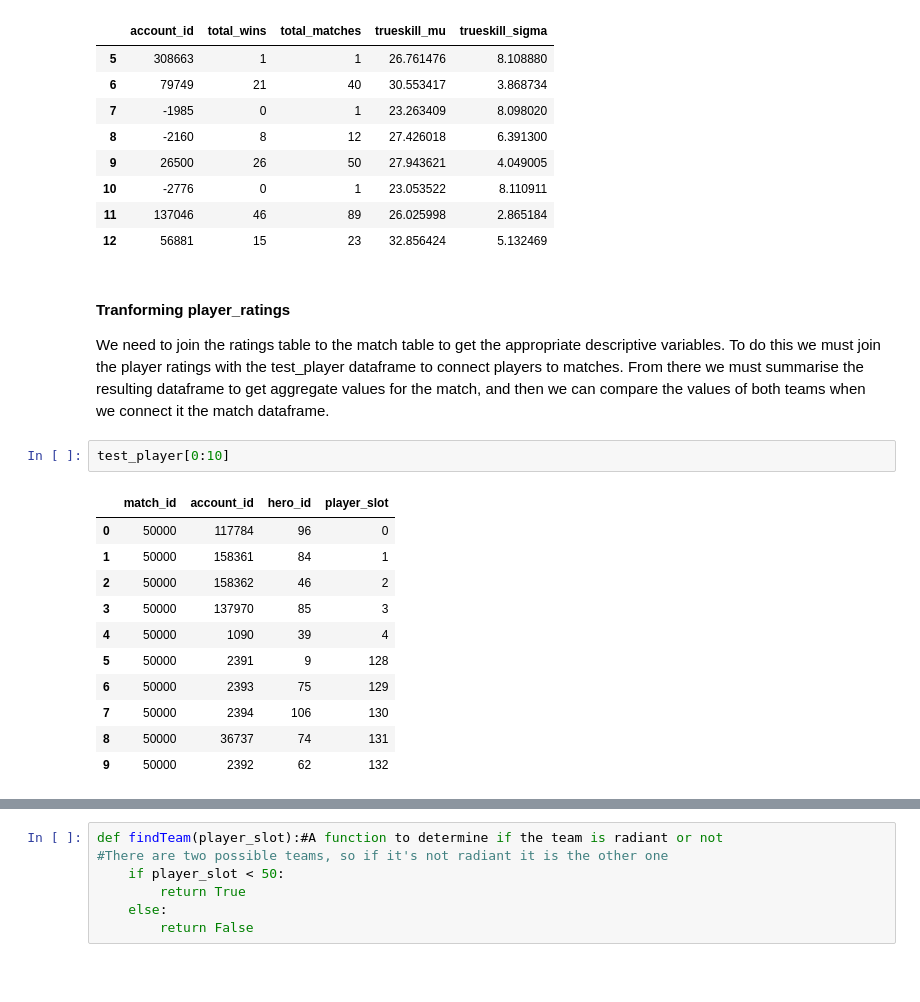
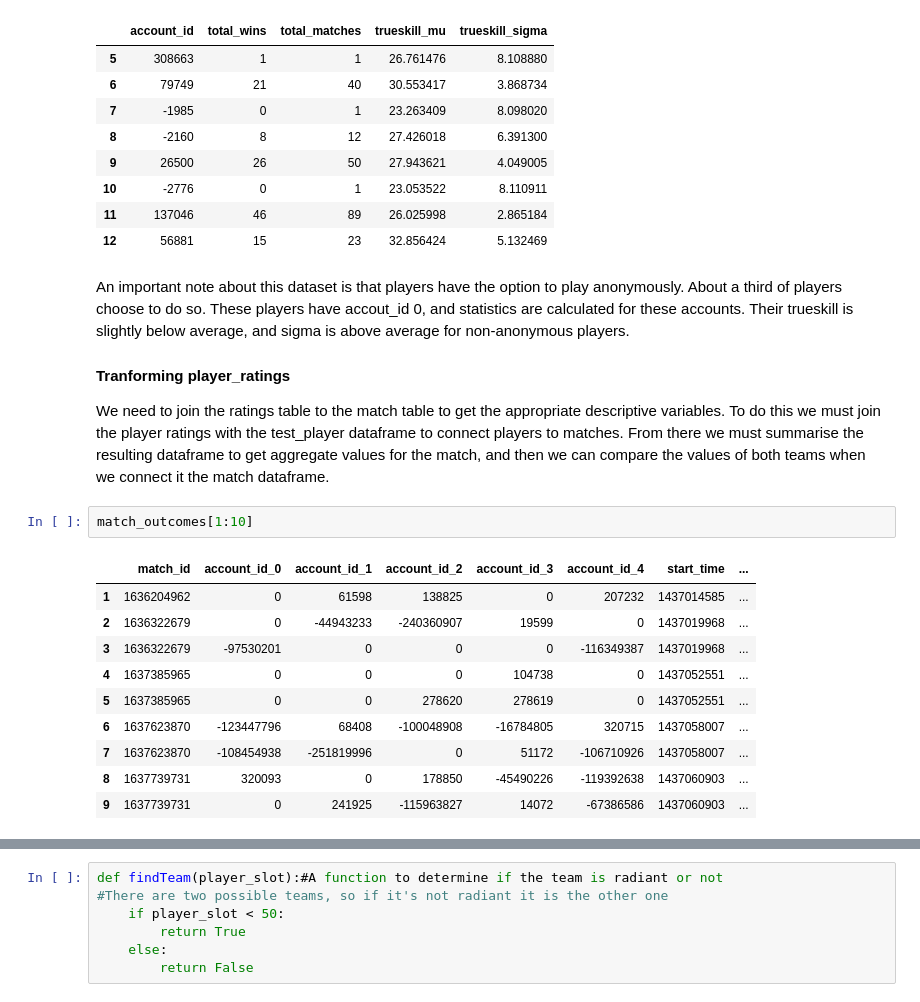
Before and after one commit to itsDZhang/Dota2__Data-Mining, a Jupyter notebook: lineReg.ipynb, the cells around one changed output, grey strips where cells are left out. Drawn from its saved outputs; the diff is of its cells as text; blank space fills up the shorter version.

```diff
--- a/lineReg.ipynb
+++ b/lineReg.ipynb
@@ -54,19 +54,19 @@ player_ratings[5:13]#some players only have one game played and therefore don't
 | 11 | 137046 | 46 | 89 | 26.025998 | 2.865184 |
 | 12 | 56881 | 15 | 23 | 32.856424 | 5.132469 |
 # %% [markdown]
+An important note about this dataset is that players have the option to play anonymously. About a third of players choose to do so. These players have accout_id 0, and statistics are calculated for these accounts. Their trueskill is slightly below average, and sigma is above average for non-anonymous players.
 #### Tranforming player_ratings
 We need to join the ratings table to the match table to get the appropriate descriptive variables. To do this we must join the player ratings with the test_player dataframe to connect players to matches. From there we must summarise the resulting dataframe to get aggregate values for the match, and then we can compare the values of both teams when we connect it the match dataframe.
-# %%
-test_player[0:10]
-# %% [output]
-|  | match_id | account_id | hero_id | player_slot |
-| 0 | 50000 | 117784 | 96 | 0 |
-| 1 | 50000 | 158361 | 84 | 1 |
-| 2 | 50000 | 158362 | 46 | 2 |
-| 3 | 50000 | 137970 | 85 | 3 |
-| 4 | 50000 | 1090 | 39 | 4 |
-| 5 | 50000 | 2391 | 9 | 128 |
-| 6 | 50000 | 2393 | 75 | 129 |
-| 7 | 50000 | 2394 | 106 | 130 |
-| 8 | 50000 | 36737 | 74 | 131 |
-| 9 | 50000 | 2392 | 62 | 132 |
+# %%
+match_outcomes[1:10]
+# %% [output]
+|  | match_id | account_id_0 | account_id_1 | account_id_2 | account_id_3 | account_id_4 | start_time | ... |
+| 1 | 1636204962 | 0 | 61598 | 138825 | 0 | 207232 | 1437014585 | ... |
+| 2 | 1636322679 | 0 | -44943233 | -240360907 | 19599 | 0 | 1437019968 | ... |
+| 3 | 1636322679 | -97530201 | 0 | 0 | 0 | -116349387 | 1437019968 | ... |
+| 4 | 1637385965 | 0 | 0 | 0 | 104738 | 0 | 1437052551 | ... |
+| 5 | 1637385965 | 0 | 0 | 278620 | 278619 | 0 | 1437052551 | ... |
+| 6 | 1637623870 | -123447796 | 68408 | -100048908 | -16784805 | 320715 | 1437058007 | ... |
+| 7 | 1637623870 | -108454938 | -251819996 | 0 | 51172 | -106710926 | 1437058007 | ... |
+| 8 | 1637739731 | 320093 | 0 | 178850 | -45490226 | -119392638 | 1437060903 | ... |
+| 9 | 1637739731 | 0 | 241925 | -115963827 | 14072 | -67386586 | 1437060903 | ... |
```
Also changed, not shown: parts of 8 cells of this notebook.
